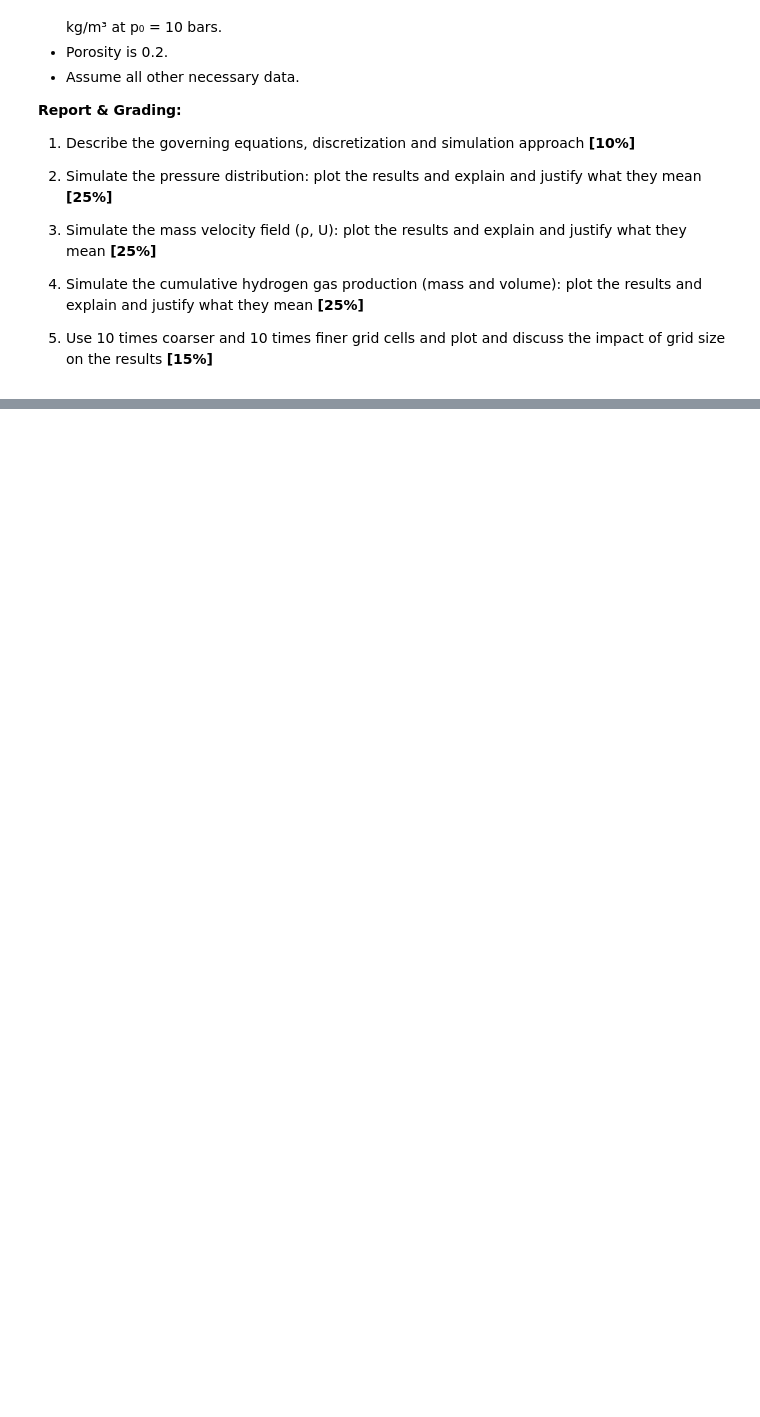
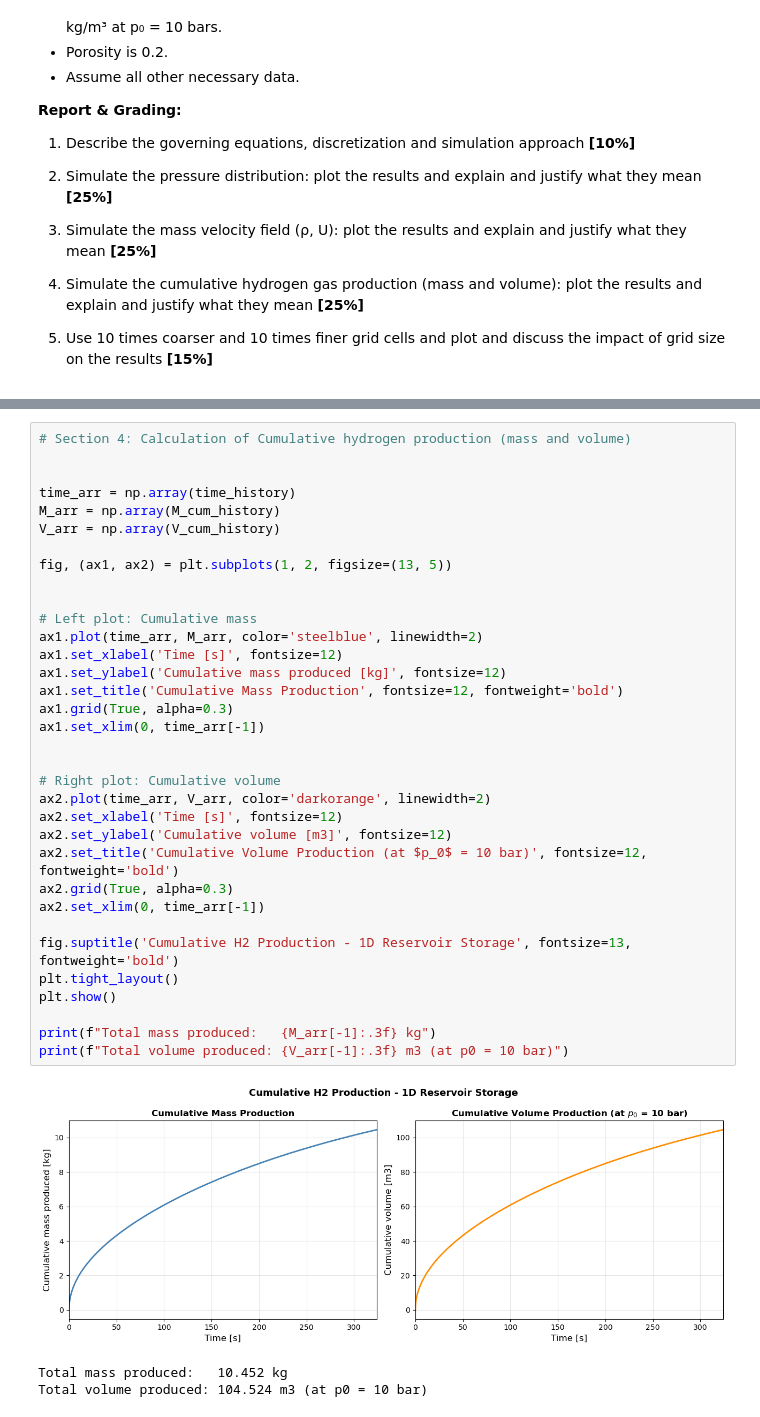
Before and after one commit to nandanajihha/Geo-Energy-App-Final-Project-Q3-2026-, a Jupyter notebook: Polak_and_Afif/Project I/Project I - Geo-Energy App Final Project.ipynb, the cells around one changed output, grey strips where cells are left out. Cells and saved outputs as stored; diff of their text form; blank space fills up the shorter version.

```diff
--- a/Polak_and_Afif/Project I/Project I - Geo-Energy App Final Project.ipynb
+++ b/Polak_and_Afif/Project I/Project I - Geo-Energy App Final Project.ipynb
@@ -34,0 +333,38 @@ Simulate the pressure distribution, mass velocity field (ρ, U), and cumulative
+# %%
+# Section 4: Calculation of Cumulative hydrogen production (mass and volume)
+
+
+time_arr = np.array(time_history)
+M_arr = np.array(M_cum_history)
+V_arr = np.array(V_cum_history)
+
+fig, (ax1, ax2) = plt.subplots(1, 2, figsize=(13, 5))
+
+
+# Left plot: Cumulative mass
+ax1.plot(time_arr, M_arr, color='steelblue', linewidth=2)
+ax1.set_xlabel('Time [s]', fontsize=12)
+ax1.set_ylabel('Cumulative mass produced [kg]', fontsize=12)
+ax1.set_title('Cumulative Mass Production', fontsize=12, fontweight='bold')
+ax1.grid(True, alpha=0.3)
+ax1.set_xlim(0, time_arr[-1])
+
+
+# Right plot: Cumulative volume
+ax2.plot(time_arr, V_arr, color='darkorange', linewidth=2)
+ax2.set_xlabel('Time [s]', fontsize=12)
+ax2.set_ylabel('Cumulative volume [m3]', fontsize=12)
+ax2.set_title('Cumulative Volume Production (at $p_0$ = 10 bar)', fontsize=12, fontweight='bold')
+ax2.grid(True, alpha=0.3)
+ax2.set_xlim(0, time_arr[-1])
+
+fig.suptitle('Cumulative H2 Production - 1D Reservoir Storage', fontsize=13, fontweight='bold')
+plt.tight_layout()
+plt.show()
+
+print(f"Total mass produced:   {M_arr[-1]:.3f} kg")
+print(f"Total volume produced: {V_arr[-1]:.3f} m3 (at p0 = 10 bar)")
+# %% [output]
+[figure, added]
+Total mass produced:   10.452 kg
+Total volume produced: 104.524 m3 (at p0 = 10 bar)
```
Also changed, not shown: parts of 11 cells of this notebook, 1 other file.
